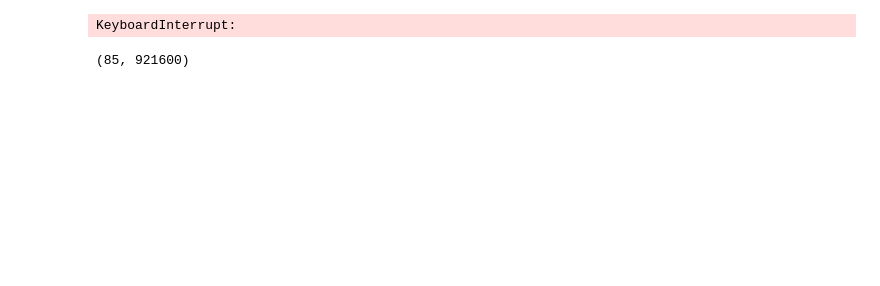
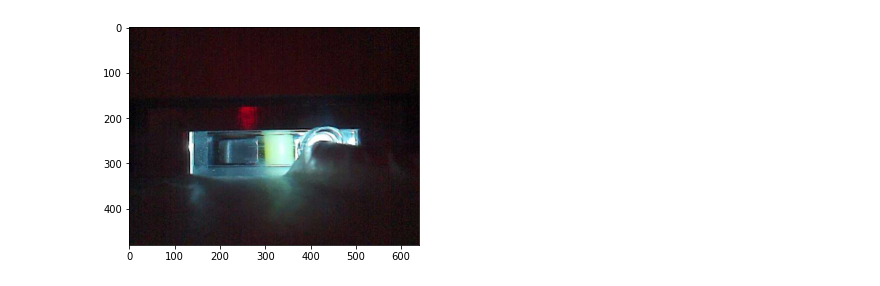
Before and after one commit to geligeli/rpi_color_detector, a Jupyter notebook: classifier/Untitled.ipynb, the cells around one changed output. Cells and saved outputs as stored; diff of their text form; code cells hidden in the pictures; blank space fills up the shorter version.

```diff
--- a/classifier/Untitled.ipynb
+++ b/classifier/Untitled.ipynb
@@ -13,8 +13,8 @@ from sklearn import linear_model
 from sklearn.linear_model import LassoCV
 from sklearn.decomposition import PCA
 # %%
-aside=np.array([mpimg.imread(x) for x in glob.glob('KeyA/*.jpg')])
-bside=np.array([mpimg.imread(x) for x in glob.glob('KeyD/*.jpg')])
+aside=np.array([mpimg.imread(x) for x in glob.glob('/nfs/general/shared/KeyA/*.jpg')])
+bside=np.array([mpimg.imread(x) for x in glob.glob('/nfs/general/shared/KeyD/*.jpg')])
 y=np.zeros(aside.shape[0] + bside.shape[0])
 y[:aside.shape[0]]=1.0
 y[aside.shape[0]:]=0.0
@@ -56,3 +65,8 @@ def GenDictSize(s, windowSize):
+# %%
+plt.imshow(aside[0])
+plt.show()
+# %% [output]
+[figure, added]
 # %%
 #sparse_mats=[sparse.coo_matrix(x.astype(np.float32).reshape((-1,1))) for x in GenDict(kImgShape[:2],[8,16,32])]
 #proj=sparse.hstack(sparse_mats)
@@ -79,8 +93,6 @@ alphas_lasso, coefs_lasso, coefs = linear_model.lasso_path(Xp,y,eps=eps, verbose
 
 #alphas_lars, coefs_lars, coefs = linear_model.lars_path(X, y, method="lasso", verbose=True)
 #alphas_lars
-# %% [output]
-KeyboardInterrupt:
 # %%
 X.shape
 #PlotSparseness(XtoImgShape(coefs_lasso[:,0]))
@@ -88,8 +100,6 @@ X.shape
 #coefs_lasso.shape
 
 #plt.imshow(np.max(proj[coefs_lasso[:,2]!=0,:,:,:],axis=0), interpolation='nearest')
-# %% [output]
-(85, 921600)
 # %%
 import sys
 
```
Also changed, not shown: parts of 7 cells of this notebook, 1 other file.
